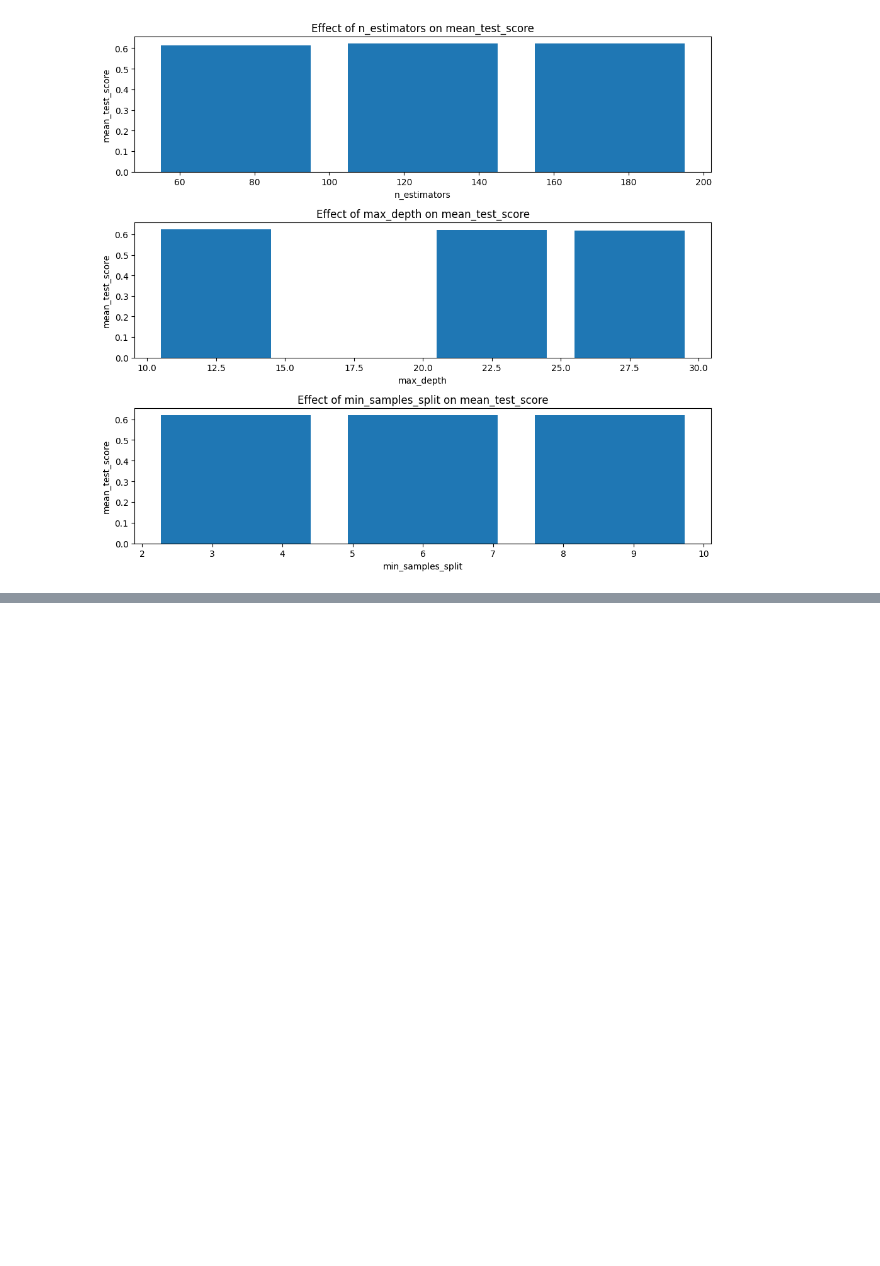
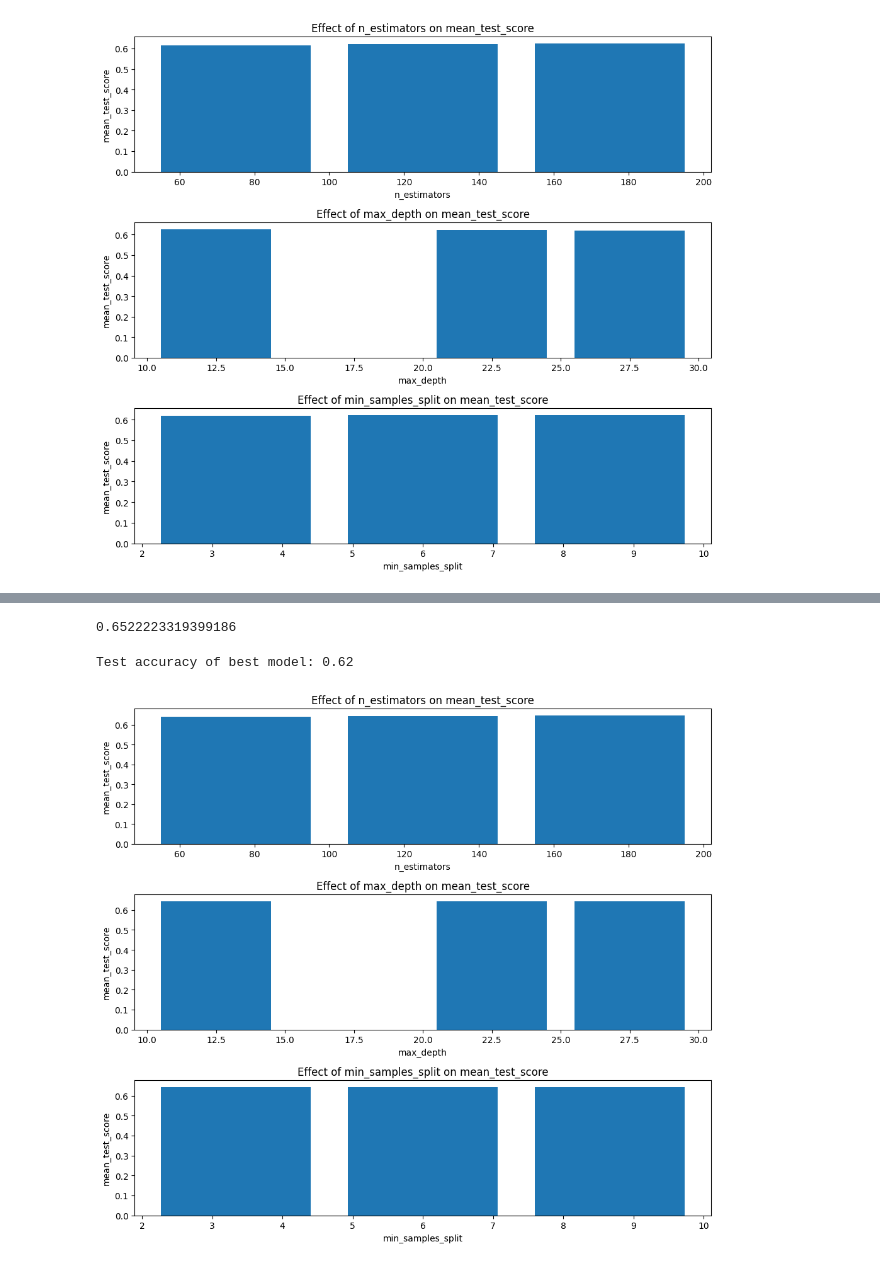
Before and after one commit to spring-projects-2024/ML-lab, a Jupyter notebook: classification.ipynb, the cells around one changed output, grey strips where cells are left out. Saved outputs shown, nothing was run; the diff lists cells and outputs as text; code cells hidden in the pictures; blank space fills up the shorter version.

Commit message:
feat: classification on the CCLE dataset

```diff
--- a/classification.ipynb
+++ b/classification.ipynb
@@ -189,0 +204,6 @@ plt.show()
+# %%
+from classification import log_and_normalize
+from copy import deepcopy
+
+df = log_and_normalize(df)
+df_full = df
@@ -189,0 +212,4 @@ plt.show()
+# %%
+df = deepcopy(df_full)
+df = df.drop(columns=['is_true', 'mutation', 'Variant_Classification'])
+y = df_full['is_true']
@@ -189,0 +220,16 @@ plt.show()
+# %%
+from sklearn.model_selection import train_test_split
+
+X_train, X_test, y_train, y_test = train_test_split(df, y, test_size=0.2, random_state=0)
+X_val, X_test, y_val, y_test = train_test_split(X_test, y_test, test_size=0.5, random_state=0)
+# %%
+from classification import hyperparameter_search, plot_hyperparameter_search_results
+from sklearn.ensemble import RandomForestClassifier
+
+model = RandomForestClassifier()
+param_grid = {
+    'n_estimators': [50, 100, 200],
+    'max_depth': [None, 10, 20, 30],
+    'min_samples_split': [2, 5, 10],
+}
+best_model, best_params, best_score, all_results = hyperparameter_search(model, X_train, y_train, X_val, y_val, param_grid, search_type='grid', cv=3, verbose=2)
@@ -189,0 +254,17 @@ plt.show()
+# %%
+best_score
+# %% [output]
+0.6522223319399186
+# %%
+from sklearn.metrics import accuracy_score
+
+y_pred = best_model.predict(X_test)
+accuracy_score(y_test, y_pred)
+print(f"Test accuracy of best model: {accuracy_score(y_test, y_pred):.2f}")
+# %% [output]
+Test accuracy of best model: 0.62
+# %%
+plot_hyperparameter_search_results(all_results, param_grid)
+plt.show()
+# %% [output]
+[figure, added]
```
Also changed, not shown: parts of 29 cells of this notebook, 3 other files.
